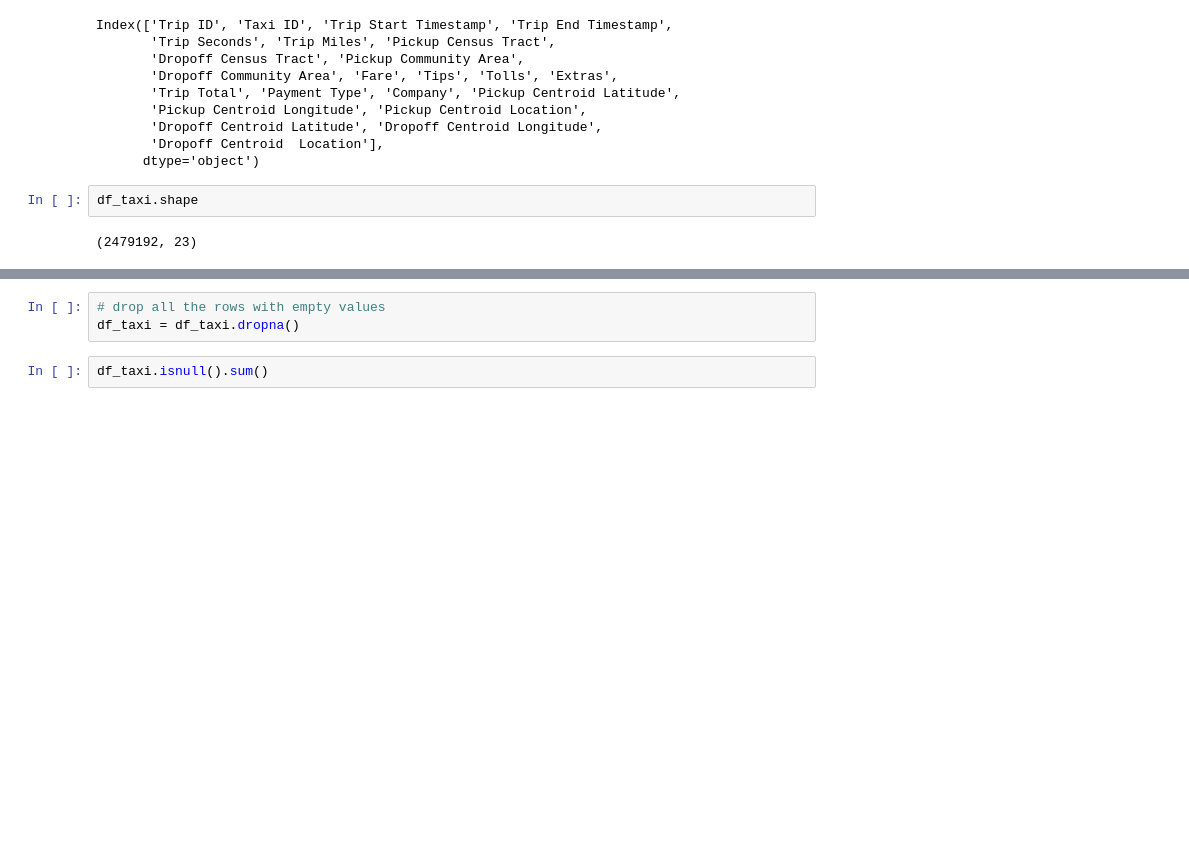
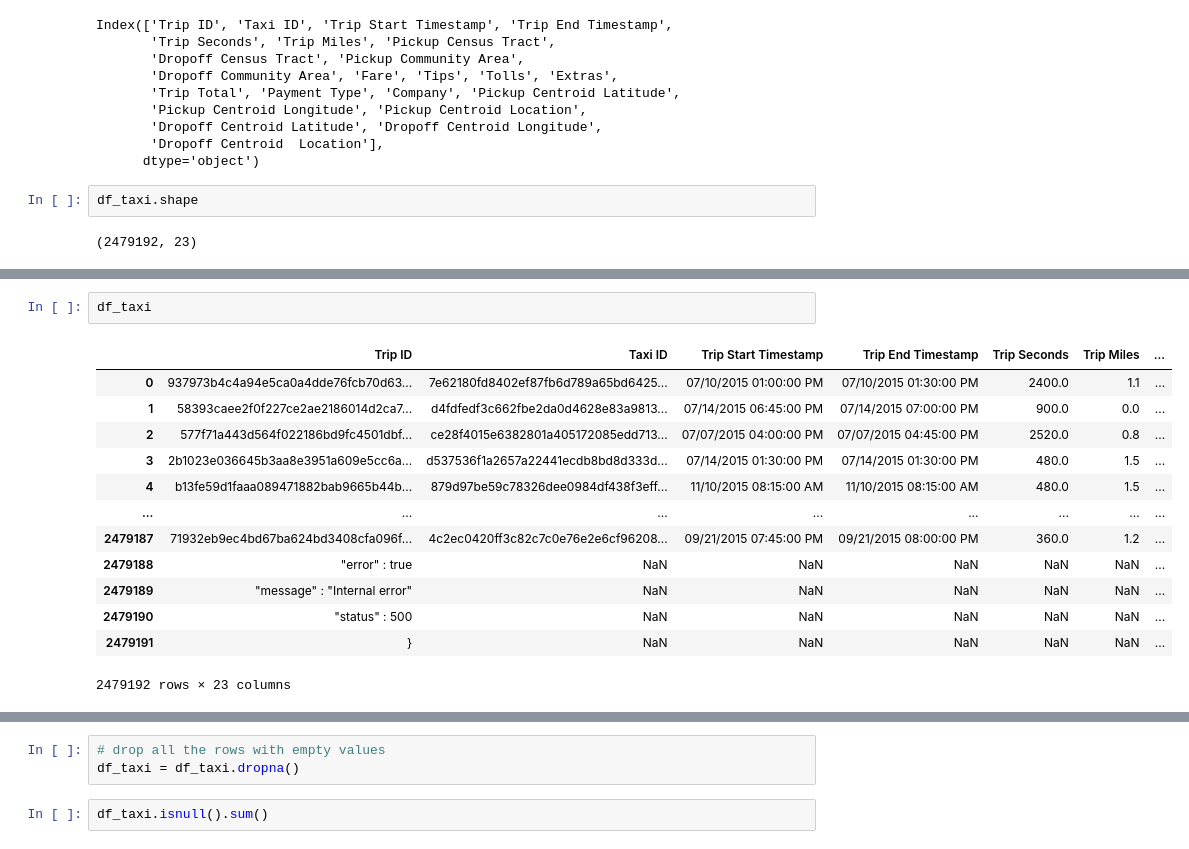
Before and after one commit to xiaoyuyann/transit_desert, a Jupyter notebook: Data Exploration.ipynb, the cells around one changed output, grey strips where cells are left out. Drawn from its saved outputs; the diff is of its cells as text; blank space fills up the shorter version.

```diff
--- a/Data Exploration.ipynb
+++ b/Data Exploration.ipynb
@@ -43,0 +45,16 @@ KeyboardInterrupt:
+# %%
+df_taxi
+# %% [output]
+|  | Trip ID | Taxi ID | Trip Start Timestamp | Trip End Timestamp | Trip Seconds | Trip Miles | ... |
+| 0 | 937973b4c4a94e5ca0a4dde76fcb70d63... | 7e62180fd8402ef87fb6d789a65bd6425... | 07/10/2015 01:00:00 PM | 07/10/2015 01:30:00 PM | 2400.0 | 1.1 | ... |
+| 1 | 58393caee2f0f227ce2ae2186014d2ca7... | d4fdfedf3c662fbe2da0d4628e83a9813... | 07/14/2015 06:45:00 PM | 07/14/2015 07:00:00 PM | 900.0 | 0.0 | ... |
+| 2 | 577f71a443d564f022186bd9fc4501dbf... | ce28f4015e6382801a405172085edd713... | 07/07/2015 04:00:00 PM | 07/07/2015 04:45:00 PM | 2520.0 | 0.8 | ... |
+| 3 | 2b1023e036645b3aa8e3951a609e5cc6a... | d537536f1a2657a22441ecdb8bd8d333d... | 07/14/2015 01:30:00 PM | 07/14/2015 01:30:00 PM | 480.0 | 1.5 | ... |
+| 4 | b13fe59d1faaa089471882bab9665b44b... | 879d97be59c78326dee0984df438f3eff... | 11/10/2015 08:15:00 AM | 11/10/2015 08:15:00 AM | 480.0 | 1.5 | ... |
+| ... | ... | ... | ... | ... | ... | ... | ... |
+| 2479187 | 71932eb9ec4bd67ba624bd3408cfa096f... | 4c2ec0420ff3c82c7c0e76e2e6cf96208... | 09/21/2015 07:45:00 PM | 09/21/2015 08:00:00 PM | 360.0 | 1.2 | ... |
+| 2479188 | "error" : true | NaN | NaN | NaN | NaN | NaN | ... |
+| 2479189 | "message" : "Internal error" | NaN | NaN | NaN | NaN | NaN | ... |
+| 2479190 | "status" : 500 | NaN | NaN | NaN | NaN | NaN | ... |
+| 2479191 | } | NaN | NaN | NaN | NaN | NaN | ... |
+2479192 rows × 23 columns
```
Also changed, not shown: parts of 10 cells of this notebook, 2 other files.
